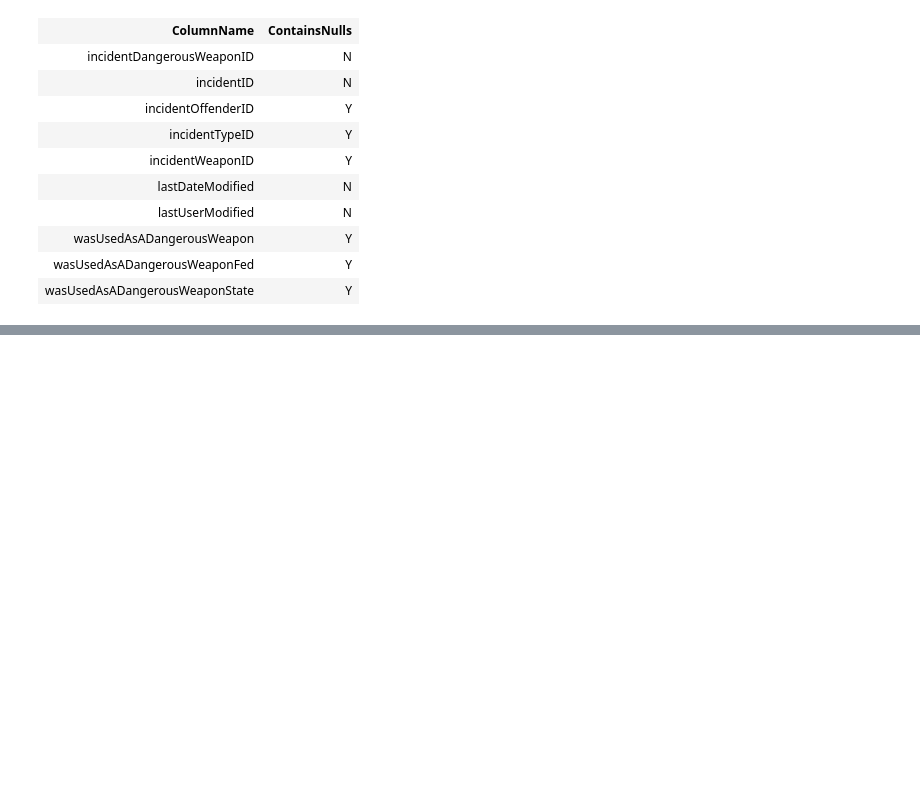
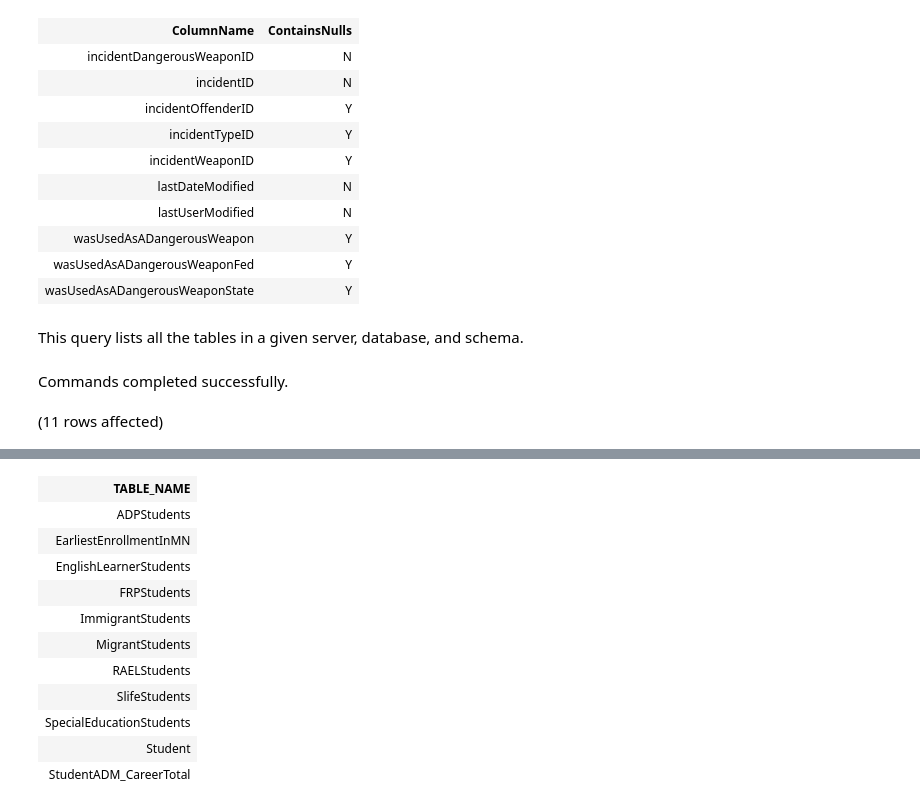
Before and after one commit to mberriMDE/mde-data-dicts, a Jupyter notebook: scripts/Notebook_of_useful_DIRS_queries.ipynb, the cells around one changed output, grey strips where cells are left out. Saved outputs shown, nothing was run; the diff lists cells and outputs as text; code cells hidden in the pictures; blank space fills up the shorter version.

```diff
--- a/scripts/Notebook_of_useful_DIRS_queries.ipynb
+++ b/scripts/Notebook_of_useful_DIRS_queries.ipynb
@@ -189,3 +246,20 @@ Total execution time: 00:00:00.250
 | wasUsedAsADangerousWeapon | Y |
 | wasUsedAsADangerousWeaponFed | Y |
 | wasUsedAsADangerousWeaponState | Y |
+# %% [markdown]
+This query lists all the tables in a given server, database, and schema.
+# %%
+USE StudentLevelObservations;
+GO
+
+SELECT
+    TABLE_NAME
+FROM
+    INFORMATION_SCHEMA.TABLES
+WHERE
+    TABLE_SCHEMA = 'dm'
+ORDER BY
+    TABLE_NAME;
+# %% [output]
+Commands completed successfully.
+(11 rows affected)
@@ -191,0 +267,12 @@ Total execution time: 00:00:00.250
+| TABLE_NAME |
+| ADPStudents |
+| EarliestEnrollmentInMN |
+| EnglishLearnerStudents |
+| FRPStudents |
+| ImmigrantStudents |
+| MigrantStudents |
+| RAELStudents |
+| SlifeStudents |
+| SpecialEducationStudents |
+| Student |
+| StudentADM_CareerTotal |
```
Also changed, not shown: parts of 7 cells of this notebook, 6 other files.
